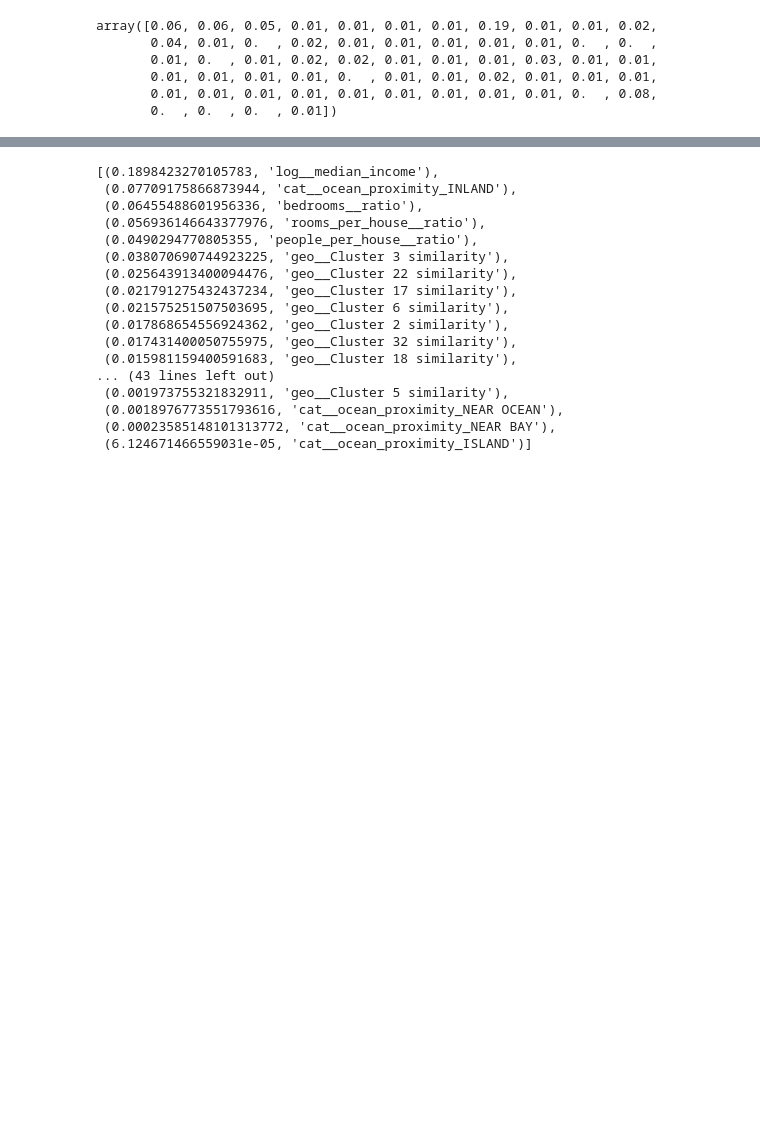
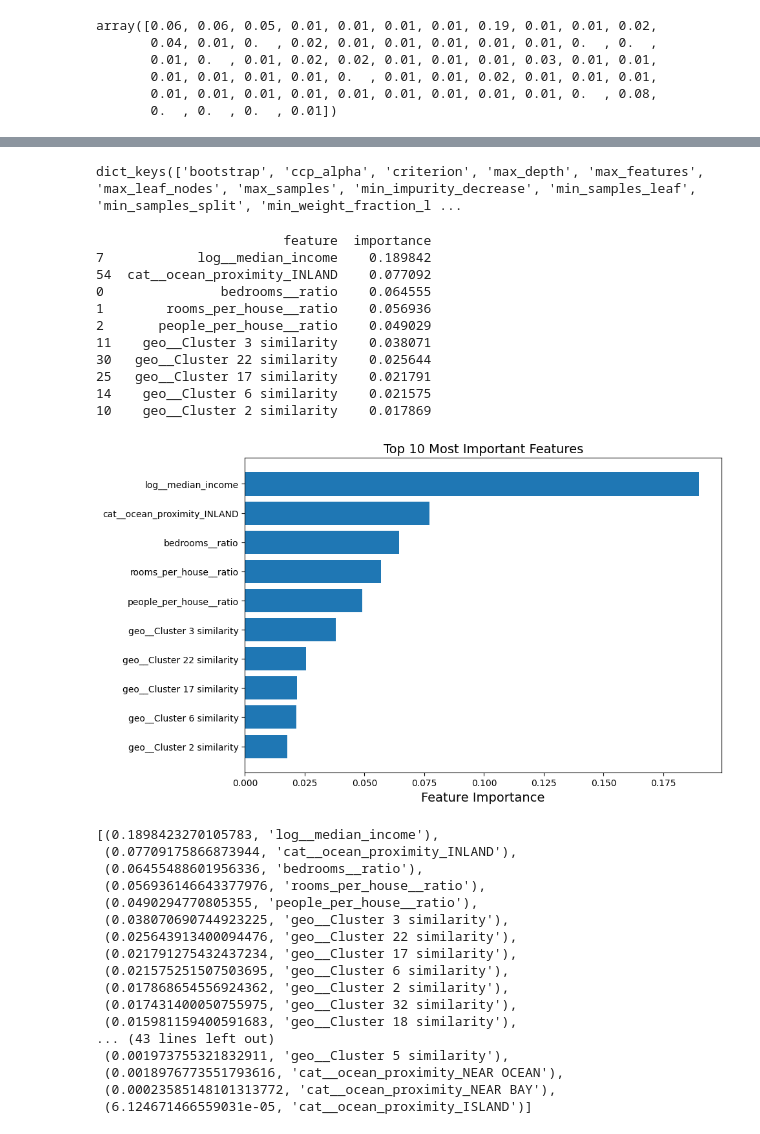
Before and after one commit to Ronald6635/handson-ml3, a Jupyter notebook: 02_end_to_end_machine_learning_project.ipynb, the cells around one changed output, grey strips where cells are left out. Cells and saved outputs as stored; diff of their text form; code cells hidden in the pictures; blank space fills up the shorter version.

```diff
--- a/02_end_to_end_machine_learning_project.ipynb
+++ b/02_end_to_end_machine_learning_project.ipynb
@@ -3383,3 +3423,49 @@ array([0.06, 0.06, 0.05, 0.01, 0.01, 0.01, 0.01, 0.19, 0.01, 0.01, 0.02,
+# %%
+final_model["random_forest"].get_params().keys()
+# %% [output]
+dict_keys(['bootstrap', 'ccp_alpha', 'criterion', 'max_depth', 'max_features', 'max_leaf_nodes', 'max_samples', 'min_impurity_decrease', 'min_samples_leaf', 'min_samples_split', 'min_weight_fraction_l ...
+# %%
+import numpy as np
+import pandas as pd
+
+# Get feature importances
+importances = final_model["random_forest"].feature_importances_
+
+# Assuming you have feature names
+feature_names = final_model["preprocessing"].get_feature_names_out()  # or your feature name list
+
+# Create a sorted DataFrame for better visualization
+feature_importance_df = pd.DataFrame({
+    'feature': feature_names,
+    'importance': importances
+}).sort_values('importance', ascending=False)
+
+print(feature_importance_df.head(10))
+
+# Visualize top features
+import matplotlib.pyplot as plt
+
+plt.figure(figsize=(10, 6))
+top_features = feature_importance_df.head(10)
+plt.barh(top_features['feature'], top_features['importance'])
+plt.xlabel('Feature Importance')
+plt.title('Top 10 Most Important Features')
+plt.gca().invert_yaxis()
+plt.tight_layout()
+plt.show()
+# %% [output]
+                        feature  importance
+7            log__median_income    0.189842
+54  cat__ocean_proximity_INLAND    0.077092
+0               bedrooms__ratio    0.064555
+1        rooms_per_house__ratio    0.056936
+2       people_per_house__ratio    0.049029
+11    geo__Cluster 3 similarity    0.038071
+30   geo__Cluster 22 similarity    0.025644
+25   geo__Cluster 17 similarity    0.021791
+14    geo__Cluster 6 similarity    0.021575
+10    geo__Cluster 2 similarity    0.017869
+[figure, added]
 # %%
 sorted(zip(feature_importances,
            final_model["preprocessing"].get_feature_names_out()),
```
Also changed, not shown: parts of 9 cells of this notebook.
